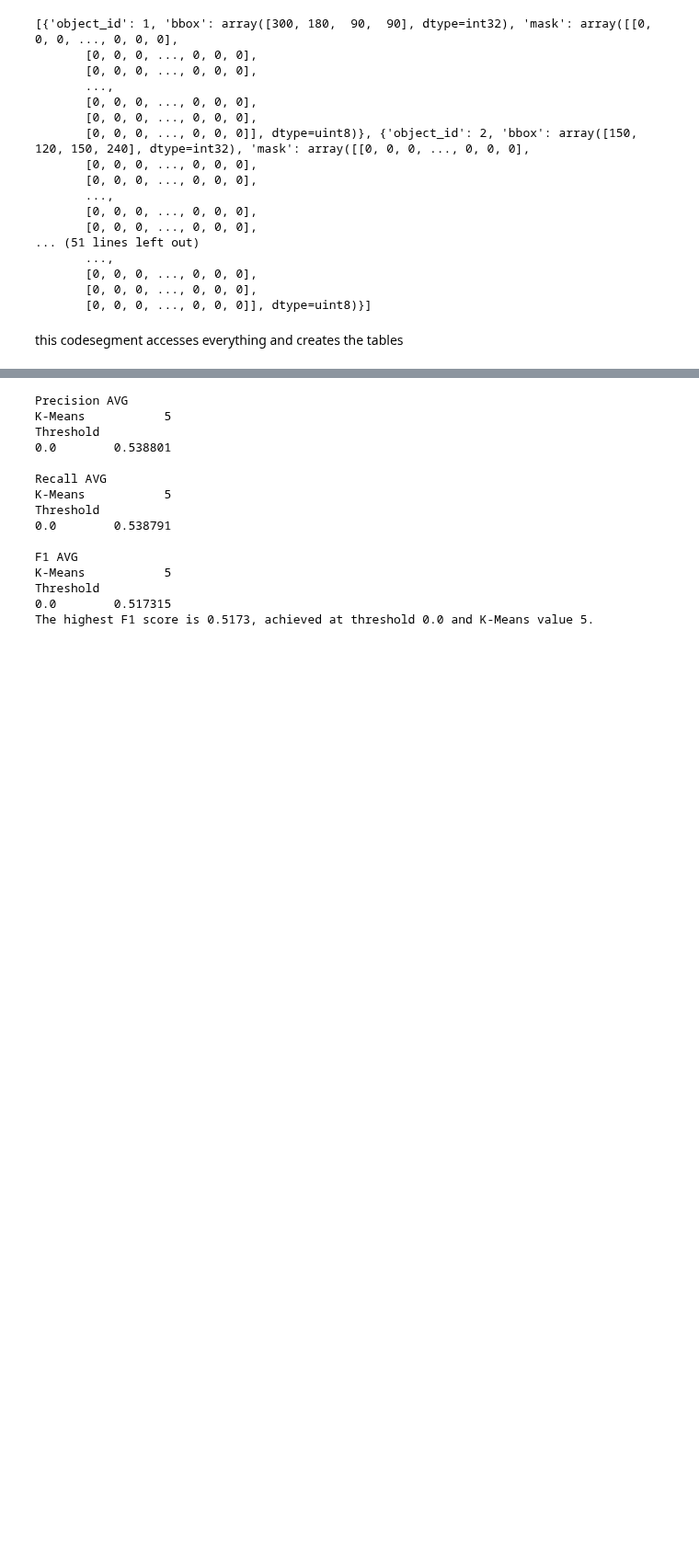
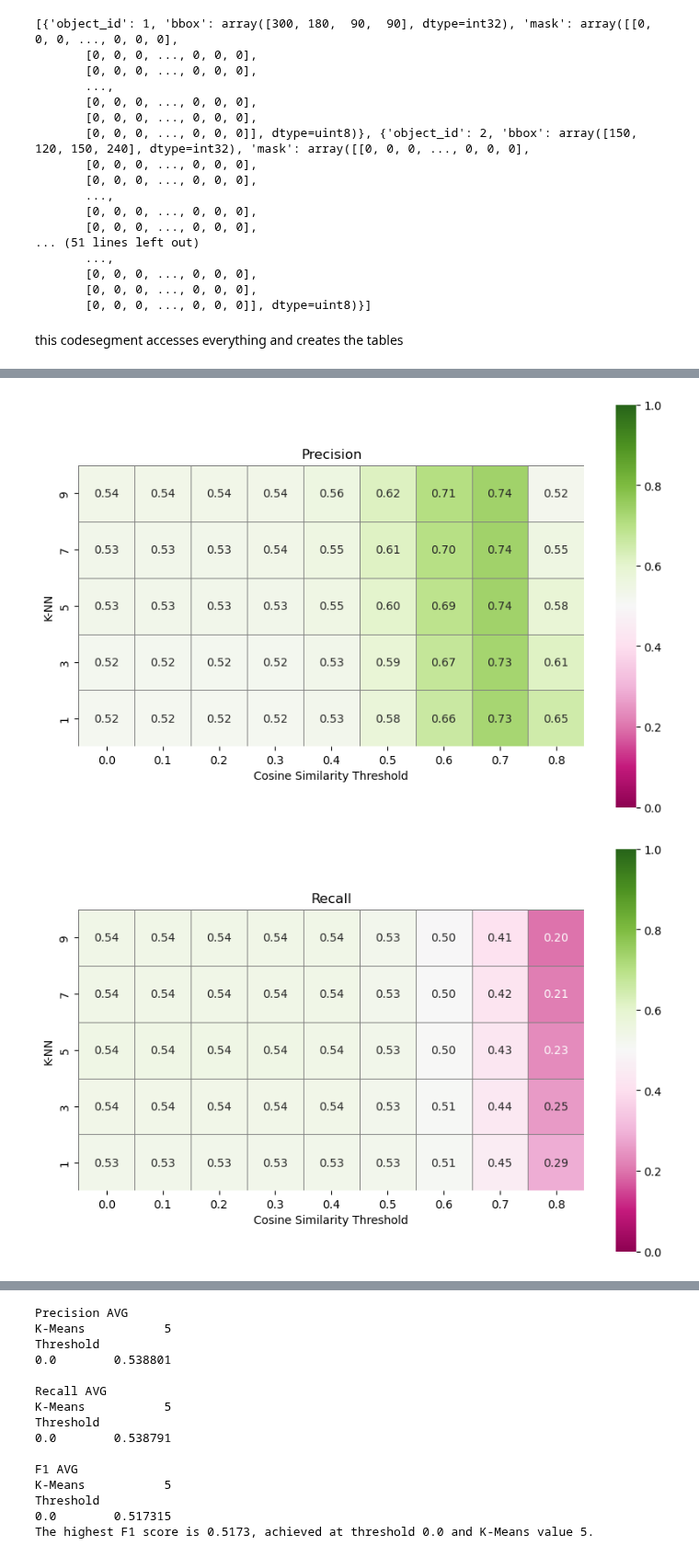
Before and after one commit to elikoller/OD3DU, a Jupyter notebook: matching/data_overview.ipynb, the cells around one changed output, grey strips where cells are left out. Shown at 92% size. Drawn from its saved outputs; the diff is of its cells as text; code cells hidden in the pictures; blank space fills up the shorter version.

Commit message:
adjusted the logic for only reference objects +heatmaps for the experimental results

```diff
--- a/matching/data_overview.ipynb
+++ b/matching/data_overview.ipynb
@@ -264,0 +269,44 @@ The highest F1 score is 0.5580, achieved at threshold 0.6 and K-Means value 5.
+# %%
+import seaborn as sns
+import matplotlib.pyplot as plt
+
+def plot_heatmap(dataframe, title):
+    plt.figure(figsize=(10, 8))
+    # Transpose the DataFrame to flip axes
+    sns.heatmap(dataframe.T, annot=True, fmt=".2f", cmap='PiYG',
+                cbar=True, square=True, linewidths=0.5, linecolor='gray',
+                vmin=0, vmax=1, cbar_kws={"shrink": 0.8})  # Adjust shrink here
+
+    # Set the title and labels
+    plt.title(title)
+    plt.xlabel('Cosine Similarity Threshold')  # X-axis represents the original rows
+    plt.ylabel('K-NN')   # Y-axis represents the original columns
+
+    # Invert the y-axis to position the corner at the top-left
+    plt.gca().invert_yaxis()
+
+    plt.show()
+
+def plot_heatmap_distance(dataframe, title):
+    plt.figure(figsize=(10, 8))
+    # Transpose the DataFrame to flip axes
+    sns.heatmap(dataframe.T, annot=True, fmt=".2f", cmap='PiYG_r',  # Reverse colormap
+                cbar=True, square=True, linewidths=0.5, linecolor='gray',
+                vmin=0, vmax=2.5, cbar_kws={"shrink": 0.8})  # Adjust shrink here
+
+    # Set the title and labels
+    plt.title(title)
+    plt.xlabel('Cosine Similarity Threshold')  # X-axis represents the original rows
+    plt.ylabel('K-NN')   # Y-axis represents the original columns
+
+    # Invert the y-axis to position the corner at the top-left
+    plt.gca().invert_yaxis()
+
+    plt.show()
+
+plot_heatmap(df_precision, 'Precision')
+plot_heatmap(df_recall, 'Recall')
+plot_heatmap(df_f1, 'F1 Score')
+# %% [output]
+[figure, added]
+[figure, added]
```
Also changed, not shown: parts of 2 cells of this notebook, 3 other files.
